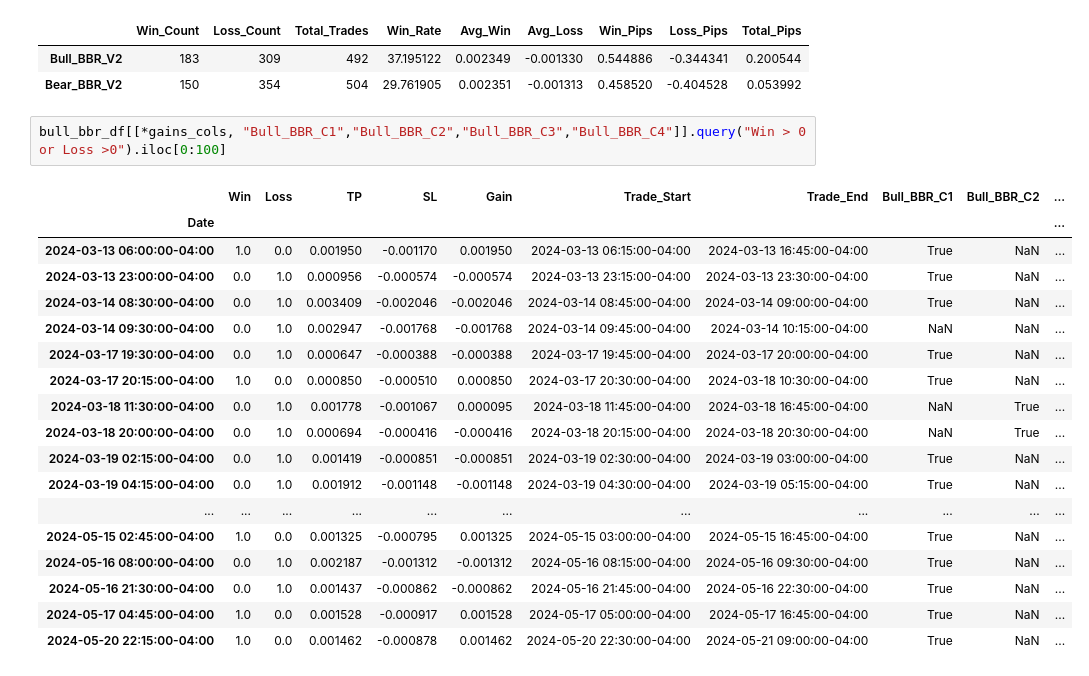
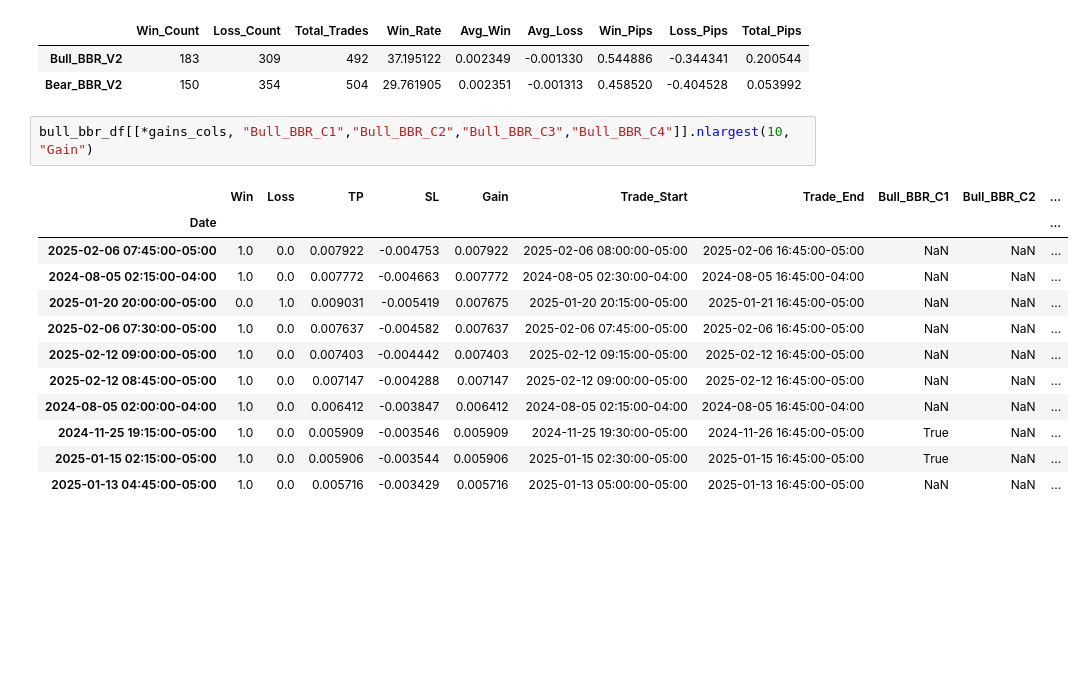
Before and after one commit to root-at-iyn/FXTradingResearch, a Jupyter notebook: research/bb_reversal_v1.ipynb, the cells around one changed output. Saved outputs shown, nothing was run; the diff lists cells and outputs as text; blank space fills up the shorter version.

```diff
--- a/research/bb_reversal_v1.ipynb
+++ b/research/bb_reversal_v1.ipynb
@@ -453,23 +459,17 @@ bbr_gains_df
 | Bull_BBR_V2 | 183 | 309 | 492 | 37.195122 | 0.002349 | -0.001330 | 0.544886 | -0.344341 | 0.200544 |
 | Bear_BBR_V2 | 150 | 354 | 504 | 29.761905 | 0.002351 | -0.001313 | 0.458520 | -0.404528 | 0.053992 |
 # %%
-bull_bbr_df[[*gains_cols, "Bull_BBR_C1","Bull_BBR_C2","Bull_BBR_C3","Bull_BBR_C4"]].query("Win > 0 or Loss >0").iloc[0:100]
+bull_bbr_df[[*gains_cols, "Bull_BBR_C1","Bull_BBR_C2","Bull_BBR_C3","Bull_BBR_C4"]].nlargest(10, "Gain")
 # %% [output]
 |  | Win | Loss | TP | SL | Gain | Trade_Start | Trade_End | Bull_BBR_C1 | Bull_BBR_C2 | ... |
 | Date |  |  |  |  |  |  |  |  |  | ... |
-| 2024-03-13 06:00:00-04:00 | 1.0 | 0.0 | 0.001950 | -0.001170 | 0.001950 | 2024-03-13 06:15:00-04:00 | 2024-03-13 16:45:00-04:00 | True | NaN | ... |
-| 2024-03-13 23:00:00-04:00 | 0.0 | 1.0 | 0.000956 | -0.000574 | -0.000574 | 2024-03-13 23:15:00-04:00 | 2024-03-13 23:30:00-04:00 | True | NaN | ... |
-| 2024-03-14 08:30:00-04:00 | 0.0 | 1.0 | 0.003409 | -0.002046 | -0.002046 | 2024-03-14 08:45:00-04:00 | 2024-03-14 09:00:00-04:00 | True | NaN | ... |
-| 2024-03-14 09:30:00-04:00 | 0.0 | 1.0 | 0.002947 | -0.001768 | -0.001768 | 2024-03-14 09:45:00-04:00 | 2024-03-14 10:15:00-04:00 | NaN | NaN | ... |
-| 2024-03-17 19:30:00-04:00 | 0.0 | 1.0 | 0.000647 | -0.000388 | -0.000388 | 2024-03-17 19:45:00-04:00 | 2024-03-17 20:00:00-04:00 | True | NaN | ... |
-| 2024-03-17 20:15:00-04:00 | 1.0 | 0.0 | 0.000850 | -0.000510 | 0.000850 | 2024-03-17 20:30:00-04:00 | 2024-03-18 10:30:00-04:00 | True | NaN | ... |
-| 2024-03-18 11:30:00-04:00 | 0.0 | 1.0 | 0.001778 | -0.001067 | 0.000095 | 2024-03-18 11:45:00-04:00 | 2024-03-18 16:45:00-04:00 | NaN | True | ... |
-| 2024-03-18 20:00:00-04:00 | 0.0 | 1.0 | 0.000694 | -0.000416 | -0.000416 | 2024-03-18 20:15:00-04:00 | 2024-03-18 20:30:00-04:00 | NaN | True | ... |
-| 2024-03-19 02:15:00-04:00 | 0.0 | 1.0 | 0.001419 | -0.000851 | -0.000851 | 2024-03-19 02:30:00-04:00 | 2024-03-19 03:00:00-04:00 | True | NaN | ... |
-| 2024-03-19 04:15:00-04:00 | 0.0 | 1.0 | 0.001912 | -0.001148 | -0.001148 | 2024-03-19 04:30:00-04:00 | 2024-03-19 05:15:00-04:00 | True | NaN | ... |
-| ... | ... | ... | ... | ... | ... | ... | ... | ... | ... | ... |
-| 2024-05-15 02:45:00-04:00 | 1.0 | 0.0 | 0.001325 | -0.000795 | 0.001325 | 2024-05-15 03:00:00-04:00 | 2024-05-15 16:45:00-04:00 | True | NaN | ... |
-| 2024-05-16 08:00:00-04:00 | 0.0 | 1.0 | 0.002187 | -0.001312 | -0.001312 | 2024-05-16 08:15:00-04:00 | 2024-05-16 09:30:00-04:00 | True | NaN | ... |
-| 2024-05-16 21:30:00-04:00 | 0.0 | 1.0 | 0.001437 | -0.000862 | -0.000862 | 2024-05-16 21:45:00-04:00 | 2024-05-16 22:30:00-04:00 | True | NaN | ... |
-| 2024-05-17 04:45:00-04:00 | 1.0 | 0.0 | 0.001528 | -0.000917 | 0.001528 | 2024-05-17 05:00:00-04:00 | 2024-05-17 16:45:00-04:00 | True | NaN | ... |
-| 2024-05-20 22:15:00-04:00 | 1.0 | 0.0 | 0.001462 | -0.000878 | 0.001462 | 2024-05-20 22:30:00-04:00 | 2024-05-21 09:00:00-04:00 | True | NaN | ... |
+| 2025-02-06 07:45:00-05:00 | 1.0 | 0.0 | 0.007922 | -0.004753 | 0.007922 | 2025-02-06 08:00:00-05:00 | 2025-02-06 16:45:00-05:00 | NaN | NaN | ... |
+| 2024-08-05 02:15:00-04:00 | 1.0 | 0.0 | 0.007772 | -0.004663 | 0.007772 | 2024-08-05 02:30:00-04:00 | 2024-08-05 16:45:00-04:00 | NaN | NaN | ... |
+| 2025-01-20 20:00:00-05:00 | 0.0 | 1.0 | 0.009031 | -0.005419 | 0.007675 | 2025-01-20 20:15:00-05:00 | 2025-01-21 16:45:00-05:00 | NaN | NaN | ... |
+| 2025-02-06 07:30:00-05:00 | 1.0 | 0.0 | 0.007637 | -0.004582 | 0.007637 | 2025-02-06 07:45:00-05:00 | 2025-02-06 16:45:00-05:00 | NaN | NaN | ... |
+| 2025-02-12 09:00:00-05:00 | 1.0 | 0.0 | 0.007403 | -0.004442 | 0.007403 | 2025-02-12 09:15:00-05:00 | 2025-02-12 16:45:00-05:00 | NaN | NaN | ... |
+| 2025-02-12 08:45:00-05:00 | 1.0 | 0.0 | 0.007147 | -0.004288 | 0.007147 | 2025-02-12 09:00:00-05:00 | 2025-02-12 16:45:00-05:00 | NaN | NaN | ... |
+| 2024-08-05 02:00:00-04:00 | 1.0 | 0.0 | 0.006412 | -0.003847 | 0.006412 | 2024-08-05 02:15:00-04:00 | 2024-08-05 16:45:00-04:00 | NaN | NaN | ... |
+| 2024-11-25 19:15:00-05:00 | 1.0 | 0.0 | 0.005909 | -0.003546 | 0.005909 | 2024-11-25 19:30:00-05:00 | 2024-11-26 16:45:00-05:00 | True | NaN | ... |
+| 2025-01-15 02:15:00-05:00 | 1.0 | 0.0 | 0.005906 | -0.003544 | 0.005906 | 2025-01-15 02:30:00-05:00 | 2025-01-15 16:45:00-05:00 | True | NaN | ... |
+| 2025-01-13 04:45:00-05:00 | 1.0 | 0.0 | 0.005716 | -0.003429 | 0.005716 | 2025-01-13 05:00:00-05:00 | 2025-01-13 16:45:00-05:00 | NaN | NaN | ... |
```
Also changed, not shown: parts of 5 cells of this notebook.
